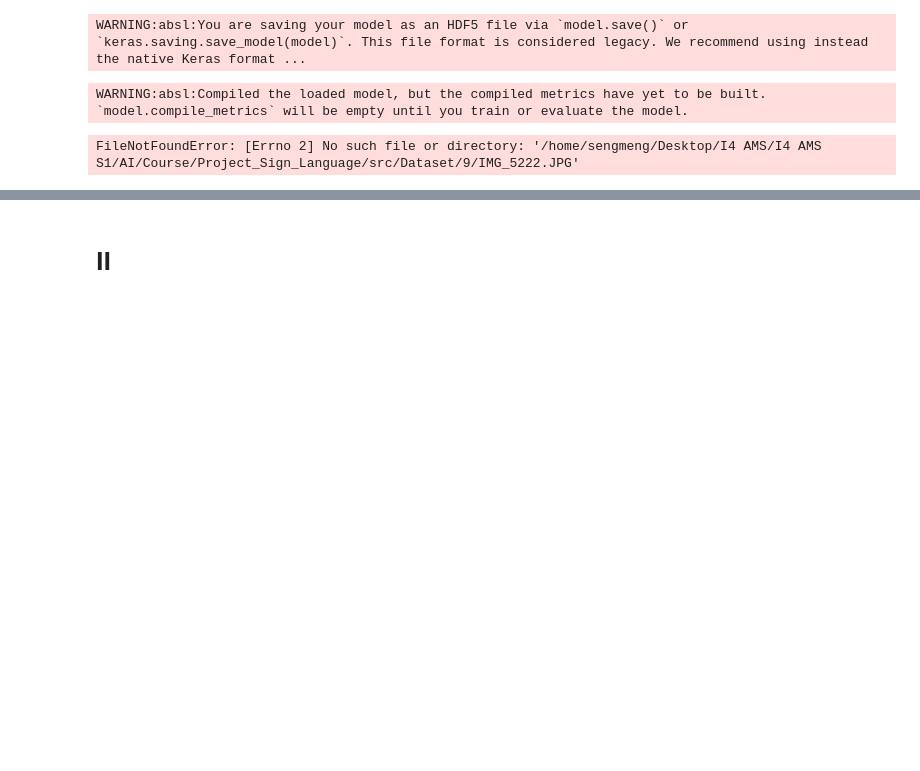
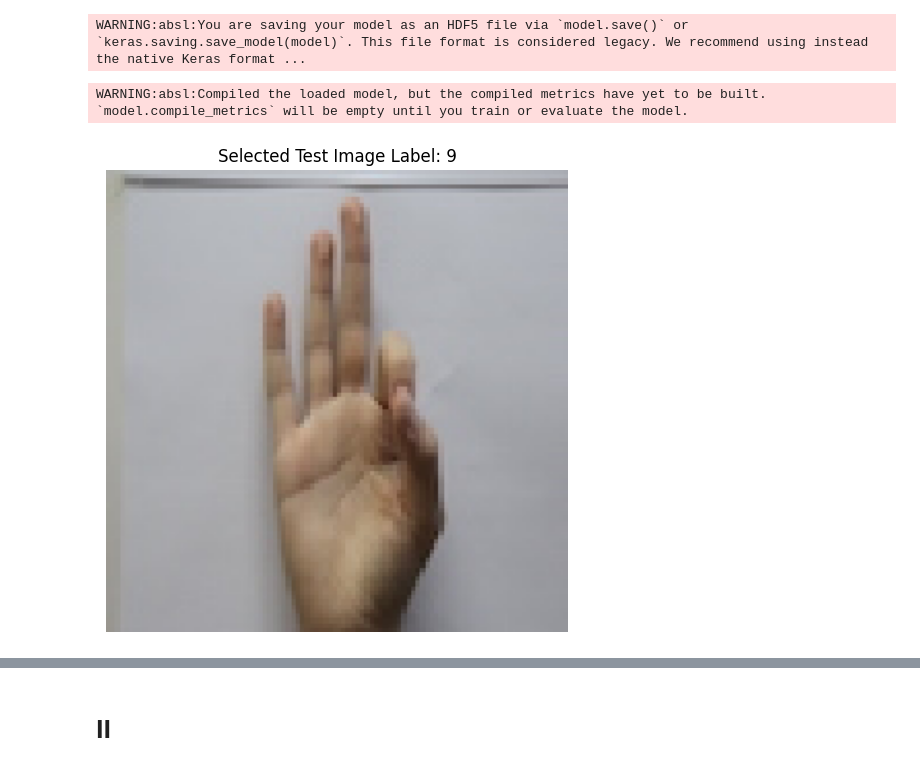
Before and after one commit to sengmengchho/sign_language_digit, a Jupyter notebook: src/notebook/main.ipynb, the cells around one changed output, grey strips where cells are left out. Cells and saved outputs as stored; diff of their text form; code cells hidden in the pictures; blank space fills up the shorter version.

```diff
--- a/src/notebook/main.ipynb
+++ b/src/notebook/main.ipynb
@@ -697,22 +704,22 @@ model = load_model('alexnet_sign_language_model.h5')
 WARNING:absl:Compiled the loaded model, but the compiled metrics have yet to be built. `model.compile_metrics` will be empty until you train or evaluate the model.
 # %%
 # Path to your test image
-img_path = '/home/sengmeng/Desktop/I4 AMS/I4 AMS S1/AI/Course/Project_Sign_Language/src/Dataset/9/IMG_5222.JPG'
+img_path = '/home/sengmeng/Desktop/I4 AMS/I4 AMS S1/AI/Course/Project_Sign_Language/src/database/9/IMG_1178.JPG'
 
 # Load and preprocess the image
 img = image.load_img(img_path, target_size=(224, 224))  # Resize image to 224x224
 img_array = image.img_to_array(img)  # Convert image to array
 img_array = np.expand_dims(img_array, axis=0)  # Add batch dimension
 img_array = img_array / 255.0  # Normalize pixel values to [0, 1]
 
 # visualize the selection image
 plt.figure(figsize=(6, 6))
 plt.imshow(img)
 plt.title(f'Selected Test Image Label: {predicted_class[0]}')
 plt.axis('off')
 plt.show()
 # %% [output]
-FileNotFoundError: [Errno 2] No such file or directory: '/home/sengmeng/Desktop/I4 AMS/I4 AMS S1/AI/Course/Project_Sign_Language/src/Dataset/9/IMG_5222.JPG'
+[figure, added]
 # %%
 # Make a prediction
 predictions = model.predict(img_array)
```
Also changed, not shown: parts of 20 cells of this notebook, 1 other file.
